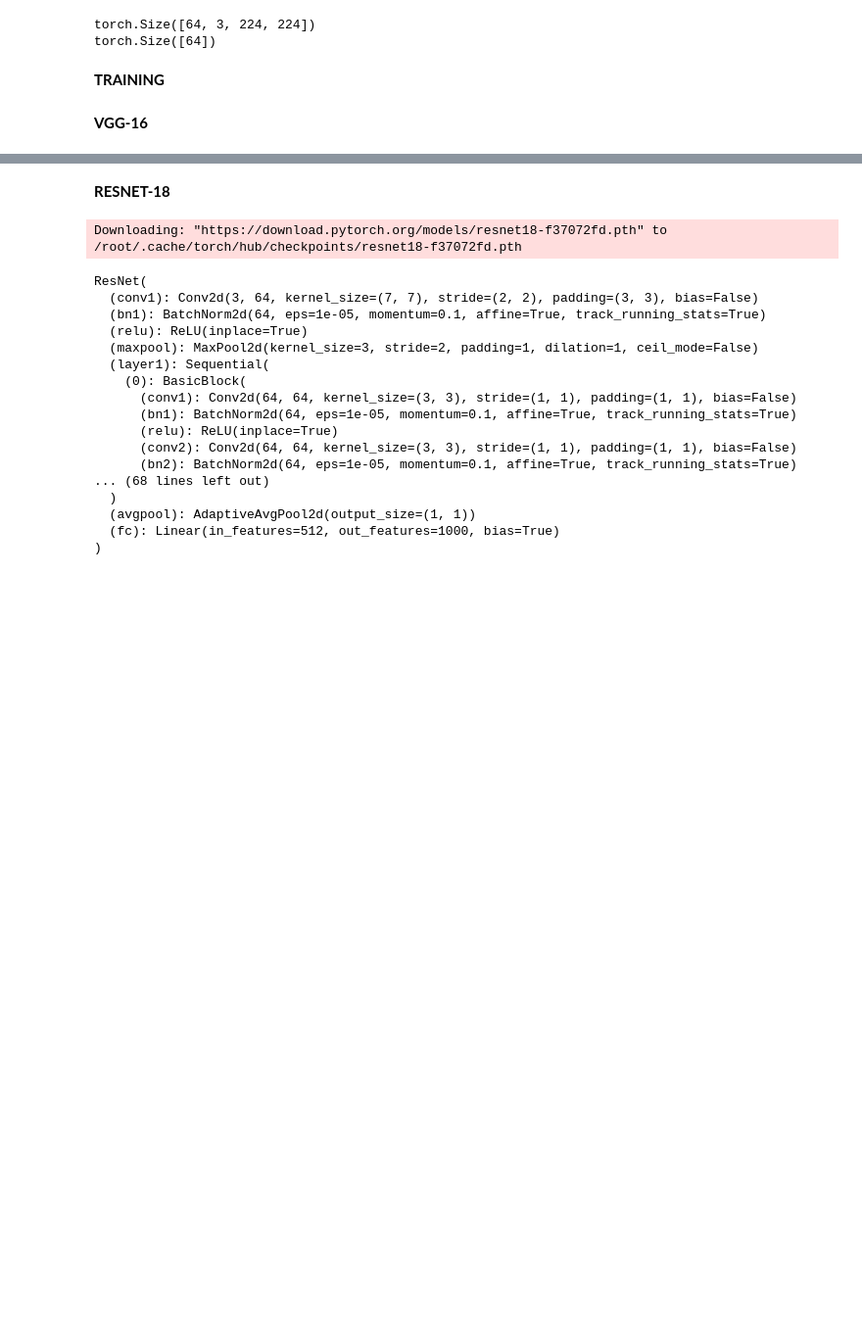
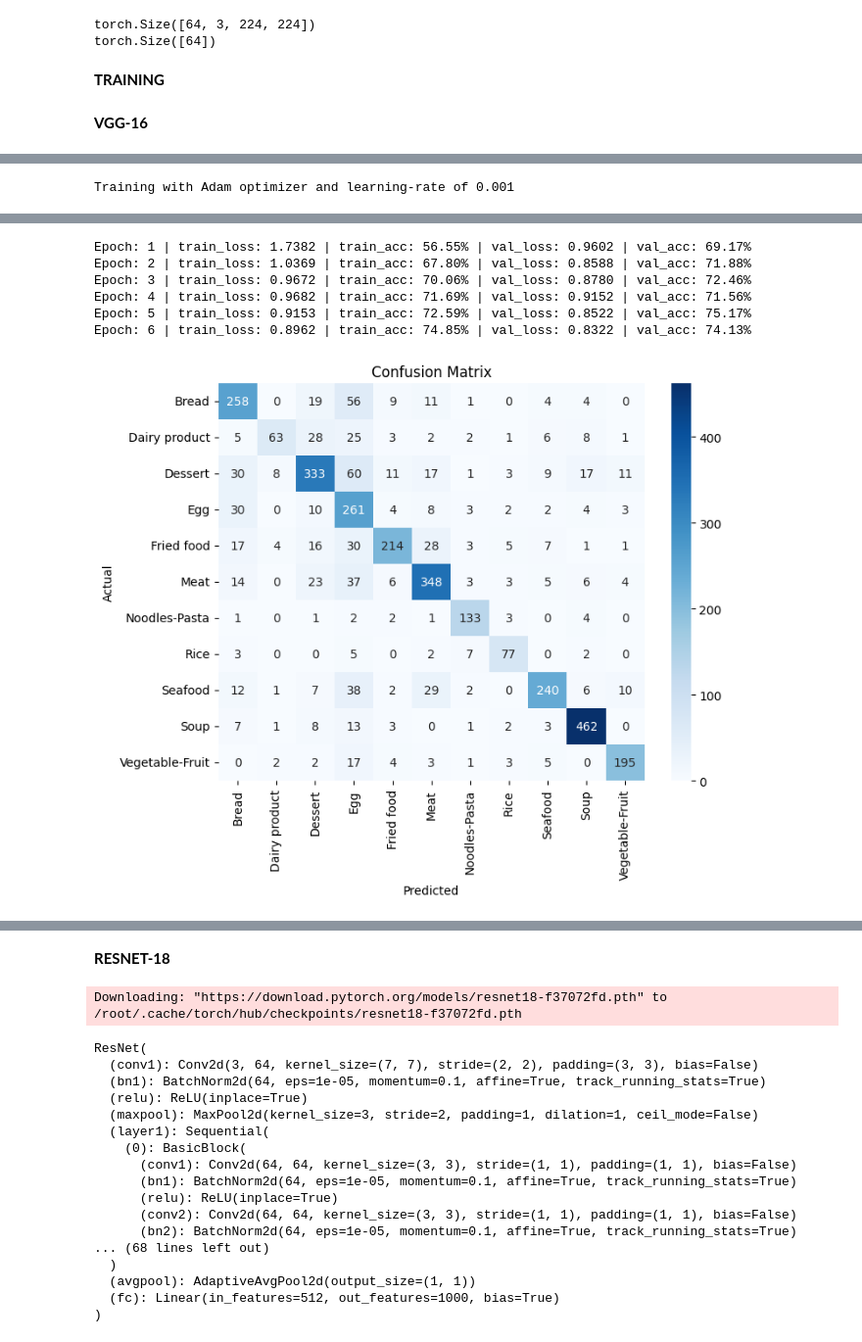
Before and after one commit to dasgauranga2/Deep-Learning-Fundamentals-Assignment-2, a Jupyter notebook: Assignment 2.ipynb, the cells around one changed output, grey strips where cells are left out. Shown at 98% size. Cells and saved outputs as stored; diff of their text form; code cells hidden in the pictures; blank space fills up the shorter version.

Commit message:
Hyperparameter optimization for VGG-16

```diff
--- a/Assignment 2.ipynb
+++ b/Assignment 2.ipynb
@@ -346,7 +316,7 @@ VGG(
 # %%
-# loss function
-criterion = nn.CrossEntropyLoss()
+# # loss function
+# criterion = nn.CrossEntropyLoss()
 
-# optimizer
-optimizer = torch.optim.Adam(model.parameters(), lr=0.001)
+# # optimizer
+# optimizer = torch.optim.Adam(model.parameters(), lr=0.001)
 # %%
@@ -359,12 +329,0 @@ results = {"train_loss": [],
-# %%
-for epoch in tqdm(range(epochs)):
-    train_loss,train_acc = train(model,train_dataloader,criterion,optimizer)
-    val_loss,val_acc = test(model,val_dataloader,criterion)
-
-    print(f"Epoch: {epoch+1} | train_loss: {train_loss:.4f} | train_acc: {train_acc:.2f}% | val_loss: {val_loss:.4f} | val_acc: {val_acc:.2f}%")
-
-    # update the results dictionary
-    results["train_loss"].append(train_loss)
-    #results["train_acc"].append(train_acc)
-    results["val_loss"].append(val_loss)
-    #results["test_acc"].append(test_acc)
@@ -375,0 +330,52 @@ Epoch: 4 | train_loss: 0.9682 | train_acc: 71.69% | val_loss: 0.9152 | val_acc:
+# %%
+for optim in [(torch.optim.Adam,"Adam"),(torch.optim.RMSprop,"RMSprop")]:
+    for lr in [0.001,0.0001]:
+        print(f"\nTraining with {optim[1]} optimizer and learning-rate of {lr}\n")
+
+        # get pretrained model weights
+        weights = torchvision.models.VGG16_Weights.DEFAULT
+
+        # get pretrained model
+        model = torchvision.models.vgg16(weights=weights).to(device)
+
+        # freeze the convolutional layers of the model
+        for param in model.features.parameters():
+            param.requires_grad = False
+
+        # update the classifier of the model
+        # the output size of the layer should be same as the number of classes in the data
+        model.classifier = nn.Sequential(
+            nn.Linear(25088,4096),
+            nn.ReLU(inplace=True),
+            nn.Dropout(p=0.5,inplace=False),
+            nn.Linear(4096,4096),
+            nn.ReLU(inplace=True),
+            nn.Dropout(p=0.5,inplace=False),
+            nn.Linear(4096,len(train_data.classes))
+        ).to(device)
+
+        # loss function
+        criterion = nn.CrossEntropyLoss()
+
+        # optimizer
+        optimizer = optim[0](model.parameters(), lr=lr)
+
+        results[(optim[1],lr)] = {
+            "train_loss": [],
+            "val_loss": []
+        }
+
+        for epoch in tqdm(range(epochs)):
+            train_loss,train_acc = train(model,train_dataloader,criterion,optimizer)
+            val_loss,val_acc = test(model,val_dataloader,criterion)
+
+            print(f"Epoch: {epoch+1} | train_loss: {train_loss:.4f} | train_acc: {train_acc:.2f}% | val_loss: {val_loss:.4f} | val_acc: {val_acc:.2f}%")
+
+            # update the results dictionary
+            results[(optim[1],lr)]["train_loss"].append(train_loss)
+            results[(optim[1],lr)]["val_loss"].append(val_loss)
+
+        # evaluate the model on the validation set
+        evaluate(model, val_dataloader, class_names)
+# %% [output]
+Training with Adam optimizer and learning-rate of 0.001
@@ -375,0 +383,7 @@ Epoch: 4 | train_loss: 0.9682 | train_acc: 71.69% | val_loss: 0.9152 | val_acc:
+Epoch: 1 | train_loss: 1.7382 | train_acc: 56.55% | val_loss: 0.9602 | val_acc: 69.17%
+Epoch: 2 | train_loss: 1.0369 | train_acc: 67.80% | val_loss: 0.8588 | val_acc: 71.88%
+Epoch: 3 | train_loss: 0.9672 | train_acc: 70.06% | val_loss: 0.8780 | val_acc: 72.46%
+Epoch: 4 | train_loss: 0.9682 | train_acc: 71.69% | val_loss: 0.9152 | val_acc: 71.56%
+Epoch: 5 | train_loss: 0.9153 | train_acc: 72.59% | val_loss: 0.8522 | val_acc: 75.17%
+Epoch: 6 | train_loss: 0.8962 | train_acc: 74.85% | val_loss: 0.8322 | val_acc: 74.13%
+[figure, added]
```
Also changed, not shown: parts of 15 cells of this notebook.
